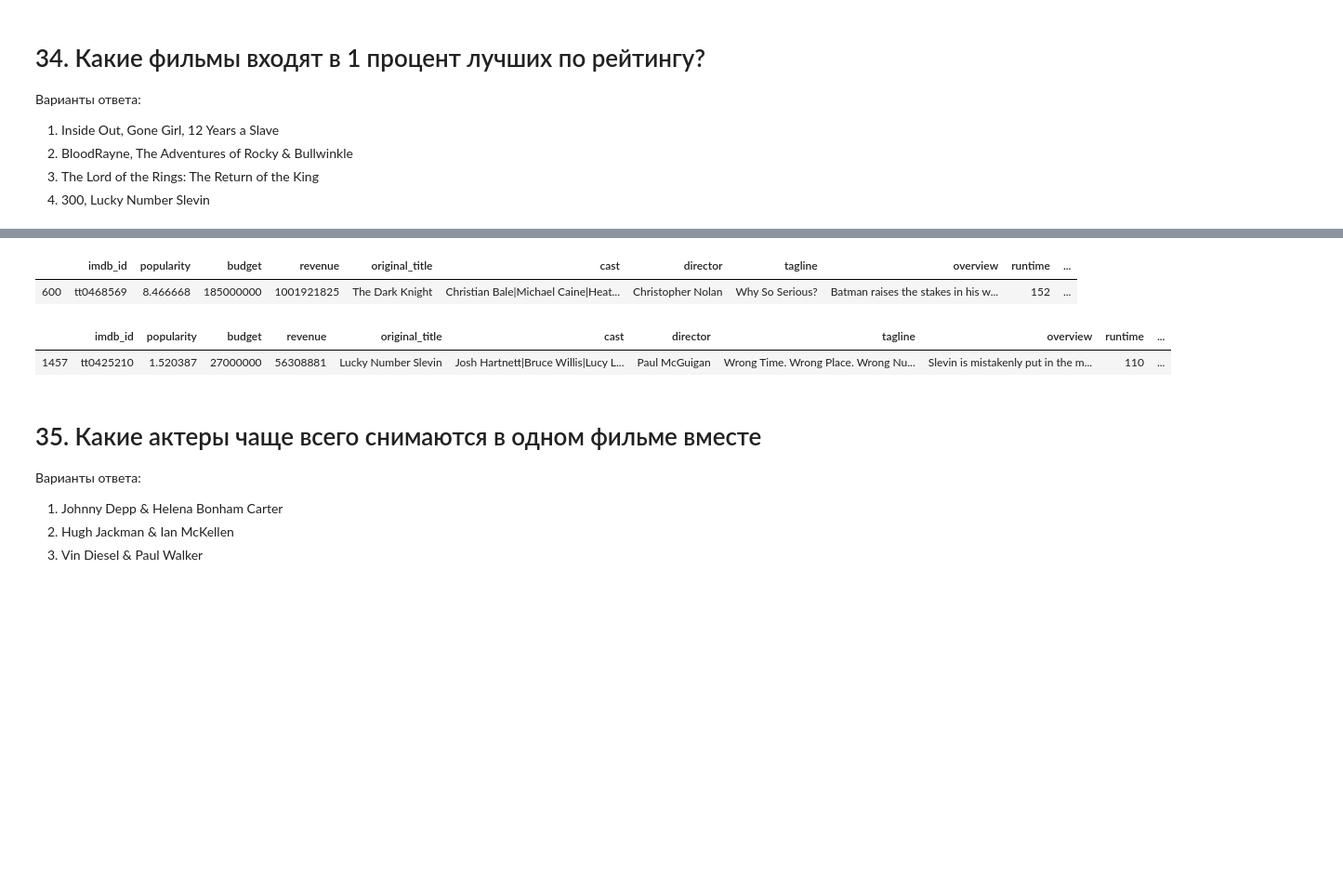
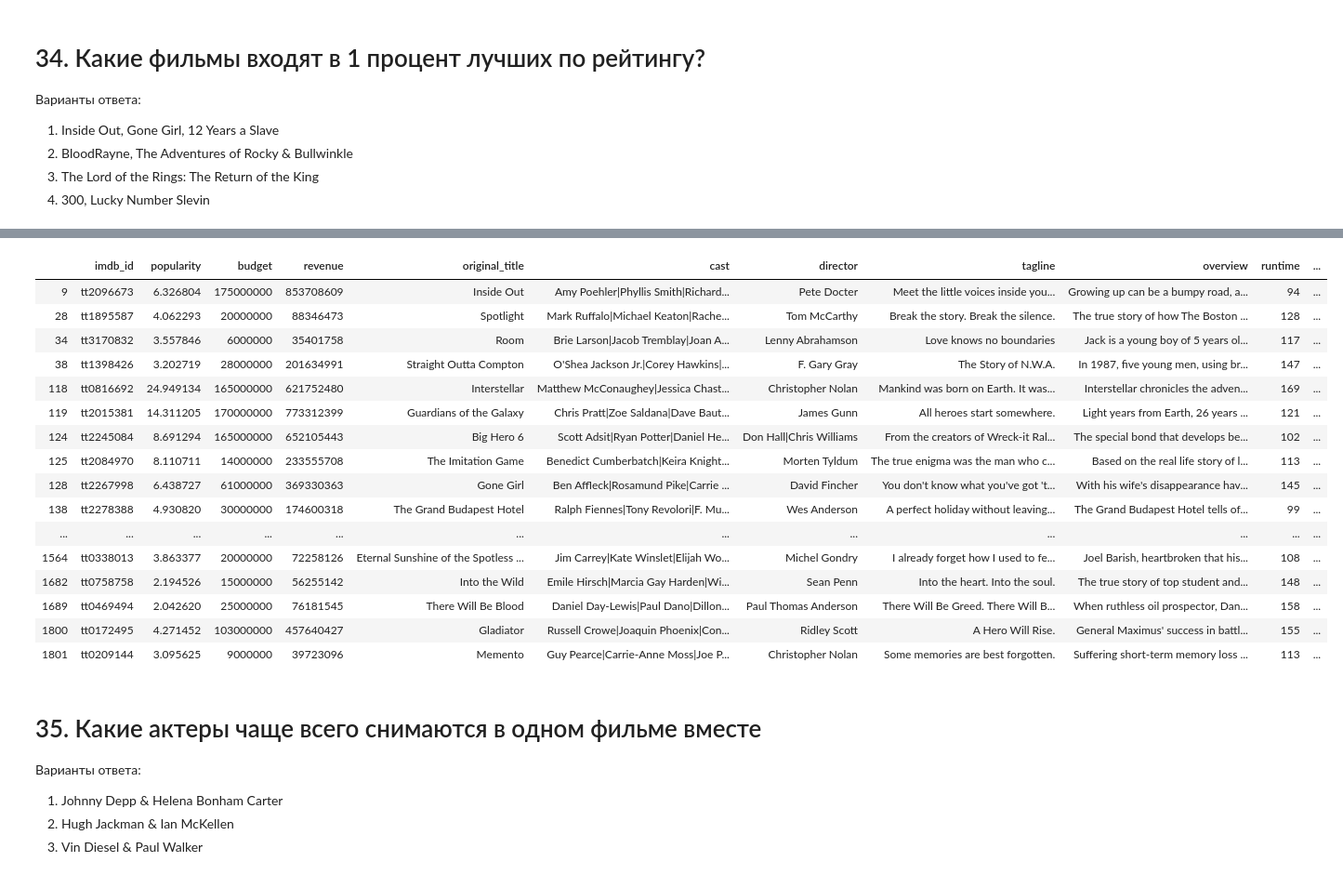
Before and after one commit to geshem14/skillfactory_rds, a Jupyter notebook: module_01/[SF-DST] Movies IMBD v3.0.ipynb, the cells around one changed output, grey strips where cells are left out. Shown: that part at 93% size. Saved outputs shown, nothing was run; the diff lists cells and outputs as text; code cells hidden in the pictures; blank space fills up the shorter version.

```diff
--- a/module_01/[SF-DST] Movies IMBD v3.0.ipynb
+++ b/module_01/[SF-DST] Movies IMBD v3.0.ipynb
@@ -171,0 +168,4 @@ answer_ls.append('The Adventures of Pluto Nash tt0180052')
+# %%
+data['rev_budg']=data.apply(lambda row: row.revenue -
+                                  row.budget, axis = 1)
+data[data.rev_budg==data.rev_budg.min()]
@@ -816,0 +717,11 @@ data[data.production_companies.str.contains('Four By Two Productions')]['origina
+# %%
+for company in data.production_companies:
+    str_comps=company.split('|')
+    for i in str_comps:
+        comps.append(i)
+set_comps=set(comps)
+comp_len={}
+data['title_len']=data.apply(lambda row: len(row.original_title), axis = 1)
+for comp in set_comps:
+    comp_len[comp]=data[data.production_companies.str.contains(comp)].title_len.mean()
+max(comp_len, key=comp_len.get)
@@ -831,0 +740,12 @@ Name: original_title, dtype: object
+# %%
+import re
+for company in data.production_companies:
+    str_comps=company.split('|')
+    for i in str_comps:
+        comps.append(i)
+set_comps=set(comps)
+comp_words={}
+data['title_words']=data.apply(lambda row: len(re.findall(r'\w+', row.original_title)), axis = 1)
+for comp in set_comps:
+    comp_words[comp]=data[data.production_companies.str.contains(comp)].title_words.mean()
+max(comp_words, key=comp_words.get)
@@ -861,3 +783,6 @@ answer_ls.append(2461)
 2. BloodRayne, The Adventures of Rocky & Bullwinkle
 3. The Lord of the Rings: The Return of the King
 4. 300, Lucky Number Slevin
+# %%
+one_pcnt = data['vote_average'].value_counts(bins=10)
+one_pcnt
@@ -864,13 +801,23 @@ answer_ls.append(2461)
 # %%
-data[data.vote_average==data.vote_average.max()]
+data.loc[(data['vote_average'] > one_pcnt.index[7].left) & (data['vote_average'] <= one_pcnt.index[7].right)]
 # %% [output]
 |  | imdb_id | popularity | budget | revenue | original_title | cast | director | tagline | overview | runtime | ... |
-| 600 | tt0468569 | 8.466668 | 185000000 | 1001921825 | The Dark Knight | Christian Bale|Michael Caine|Heat... | Christopher Nolan | Why So Serious? | Batman raises the stakes in his w... | 152 | ... |
+| 9 | tt2096673 | 6.326804 | 175000000 | 853708609 | Inside Out | Amy Poehler|Phyllis Smith|Richard... | Pete Docter | Meet the little voices inside you... | Growing up can be a bumpy road, a... | 94 | ... |
+| 28 | tt1895587 | 4.062293 | 20000000 | 88346473 | Spotlight | Mark Ruffalo|Michael Keaton|Rache... | Tom McCarthy | Break the story. Break the silence. | The true story of how The Boston ... | 128 | ... |
+| 34 | tt3170832 | 3.557846 | 6000000 | 35401758 | Room | Brie Larson|Jacob Tremblay|Joan A... | Lenny Abrahamson | Love knows no boundaries | Jack is a young boy of 5 years ol... | 117 | ... |
+| 38 | tt1398426 | 3.202719 | 28000000 | 201634991 | Straight Outta Compton | O'Shea Jackson Jr.|Corey Hawkins|... | F. Gary Gray | The Story of N.W.A. | In 1987, five young men, using br... | 147 | ... |
+| 118 | tt0816692 | 24.949134 | 165000000 | 621752480 | Interstellar | Matthew McConaughey|Jessica Chast... | Christopher Nolan | Mankind was born on Earth. It was... | Interstellar chronicles the adven... | 169 | ... |
+| 119 | tt2015381 | 14.311205 | 170000000 | 773312399 | Guardians of the Galaxy | Chris Pratt|Zoe Saldana|Dave Baut... | James Gunn | All heroes start somewhere. | Light years from Earth, 26 years ... | 121 | ... |
+| 124 | tt2245084 | 8.691294 | 165000000 | 652105443 | Big Hero 6 | Scott Adsit|Ryan Potter|Daniel He... | Don Hall|Chris Williams | From the creators of Wreck-it Ral... | The special bond that develops be... | 102 | ... |
+| 125 | tt2084970 | 8.110711 | 14000000 | 233555708 | The Imitation Game | Benedict Cumberbatch|Keira Knight... | Morten Tyldum | The true enigma was the man who c... | Based on the real life story of l... | 113 | ... |
+| 128 | tt2267998 | 6.438727 | 61000000 | 369330363 | Gone Girl | Ben Affleck|Rosamund Pike|Carrie ... | David Fincher | You don't know what you've got 't... | With his wife's disappearance hav... | 145 | ... |
+| 138 | tt2278388 | 4.930820 | 30000000 | 174600318 | The Grand Budapest Hotel | Ralph Fiennes|Tony Revolori|F. Mu... | Wes Anderson | A perfect holiday without leaving... | The Grand Budapest Hotel tells of... | 99 | ... |
+| ... | ... | ... | ... | ... | ... | ... | ... | ... | ... | ... | ... |
+| 1564 | tt0338013 | 3.863377 | 20000000 | 72258126 | Eternal Sunshine of the Spotless ... | Jim Carrey|Kate Winslet|Elijah Wo... | Michel Gondry | I already forget how I used to fe... | Joel Barish, heartbroken that his... | 108 | ... |
+| 1682 | tt0758758 | 2.194526 | 15000000 | 56255142 | Into the Wild | Emile Hirsch|Marcia Gay Harden|Wi... | Sean Penn | Into the heart. Into the soul. | The true story of top student and... | 148 | ... |
+| 1689 | tt0469494 | 2.042620 | 25000000 | 76181545 | There Will Be Blood | Daniel Day-Lewis|Paul Dano|Dillon... | Paul Thomas Anderson | There Will Be Greed. There Will B... | When ruthless oil prospector, Dan... | 158 | ... |
+| 1800 | tt0172495 | 4.271452 | 103000000 | 457640427 | Gladiator | Russell Crowe|Joaquin Phoenix|Con... | Ridley Scott | A Hero Will Rise. | General Maximus' success in battl... | 155 | ... |
+| 1801 | tt0209144 | 3.095625 | 9000000 | 39723096 | Memento | Guy Pearce|Carrie-Anne Moss|Joe P... | Christopher Nolan | Some memories are best forgotten. | Suffering short-term memory loss ... | 113 | ... |
-# %%
-data[data.original_title=='Lucky Number Slevin']
-# %% [output]
-|  | imdb_id | popularity | budget | revenue | original_title | cast | director | tagline | overview | runtime | ... |
-| 1457 | tt0425210 | 1.520387 | 27000000 | 56308881 | Lucky Number Slevin | Josh Hartnett|Bruce Willis|Lucy L... | Paul McGuigan | Wrong Time. Wrong Place. Wrong Nu... | Slevin is mistakenly put in the m... | 110 | ... |
 # %%
 answer_ls.append('Inside Out, Gone Girl, 12 Years a Slave')
 # %% [markdown]
```
Also changed, not shown: parts of 74 cells of this notebook.
